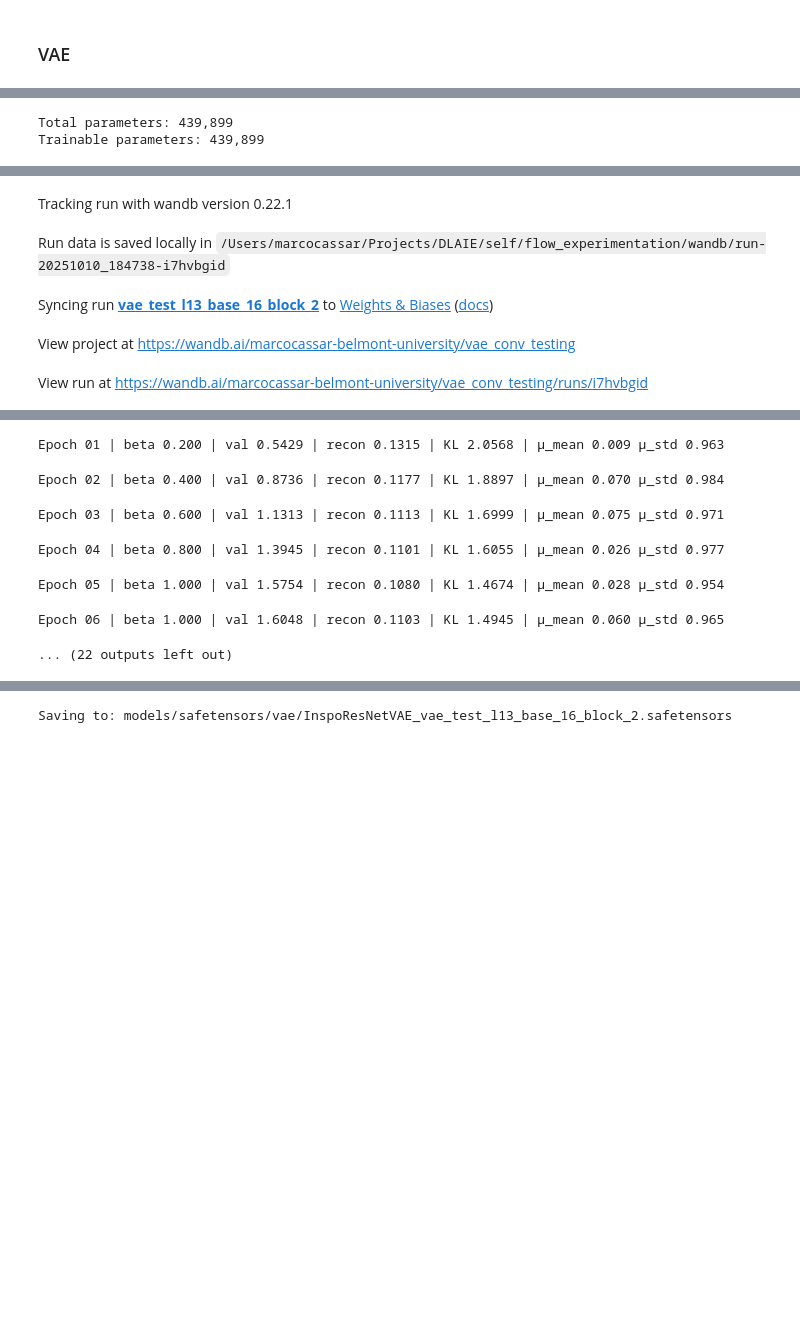
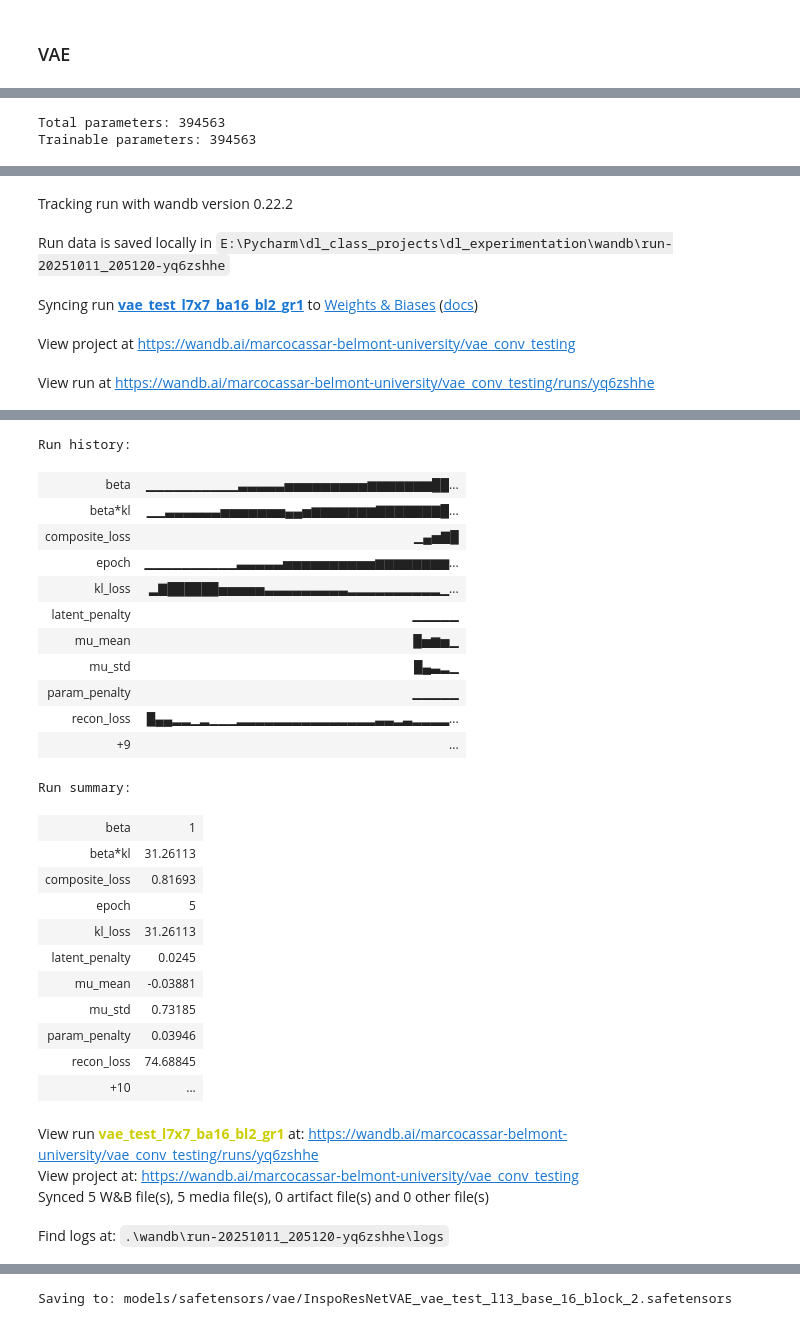
Before and after one commit to Ocrabit/dl_class_projects, a Jupyter notebook: full cycle.ipynb, the cells around one changed output, grey strips where cells are left out. Drawn from its saved outputs; the diff is of its cells as text; code cells hidden in the pictures; blank space fills up the shorter version.

Commit message:
Updating vae to dynamic spatial

```diff
--- a/full cycle.ipynb
+++ b/full cycle.ipynb
@@ -159,5 +327,6 @@ specifications = {
     "blocks_per_level": 2,
     "groups": 1
 }
-vae = InspoResNetVAE(latent_dim=13, **specifications).to(device)
+latent_shape = (1,7,7)
+vae = InspoResNetVAE(latent_shape=latent_shape, **specifications).to(device)
 # latent_dim=3, act=nn.GELU, use_skips=True, use_bn=True, base_channels=32, blocks_per_level=3, groups=1, dropout=0.4
@@ -167,19 +333,19 @@ AttributeError: 'function' object has no attribute 'name'
 # %%
 total_params = sum(p.numel() for p in vae.parameters())
 trainable_params = sum(p.numel() for p in vae.parameters() if p.requires_grad)
-print(f"Total parameters: {total_params:,}")
-print(f"Trainable parameters: {trainable_params:,}")
+print(f"Total parameters: {total_params}")
+print(f"Trainable parameters: {trainable_params}")
 # %% [output]
-Total parameters: 439,899
-Trainable parameters: 439,899
+Total parameters: 394563
+Trainable parameters: 394563
 # %%
-suffix = 'l13_base_16_block_2'
+suffix = create_model_suffix(latent_shape, specifications)
 run_name = f"vae_test_{suffix}"
-train_vae(vae, train_dl, test_dl, name=run_name, epochs=20, warmup_epochs=5, beta_final=1, spatial=False)
+vae, ema = train_vae(vae, train_dl, test_dl, name=run_name, epochs=5, warmup_epochs=5, beta_final=1)
 # %% [output]
 [interactive output not drawn]
-Tracking run with wandb version 0.22.1
+Tracking run with wandb version 0.22.2
-Run data is saved locally in /Users/marcocassar/Projects/DLAIE/self/flow_experimentation/wandb/run-20251010_184738-i7hvbgid
+Run data is saved locally in E:\Pycharm\dl_class_projects\dl_experimentation\wandb\run-20251011_205120-yq6zshhe
-Syncing run vae_test_l13_base_16_block_2 to Weights & Biases (docs)
+Syncing run vae_test_l7x7_ba16_bl2_gr1 to Weights & Biases (docs)
 View project at https://wandb.ai/marcocassar-belmont-university/vae_conv_testing
-View run at https://wandb.ai/marcocassar-belmont-university/vae_conv_testing/runs/i7hvbgid
+View run at https://wandb.ai/marcocassar-belmont-university/vae_conv_testing/runs/yq6zshhe
@@ -186,9 +353,30 @@ View run at https://wandb.ai/marcocassar-belmont-university/vae_conv_testing/run
-Epoch 01 | beta 0.200 | val 0.5429 | recon 0.1315 | KL 2.0568 | μ_mean 0.009 μ_std 0.963
+Run history:
+| beta | ▁▁▁▁▁▁▁▁▁▁▃▃▃▃▃▅▅▅▅▅▅▅▅▅▆▆▆▆▆▆▆██... |
+| beta*kl | ▁▁▃▃▃▃▃▃▅▅▅▅▅▅▅▄▄▅▆▆▆▆▆▆▆▇▇▇▇▇▇▇█... |
+| composite_loss | ▁▄▅▇█ |
+| epoch | ▁▁▁▁▁▁▁▁▁▁▃▃▃▃▃▅▅▅▅▅▅▅▅▅▅▆▆▆▆▆▆▆▆... |
+| kl_loss | ▂▇██████▅▅▅▅▅▃▃▃▃▃▃▃▃▃▂▂▂▂▂▂▂▂▂▂▁... |
+| latent_penalty | ▁▁▁▁▁ |
+| mu_mean | █▅▆▅▁ |
+| mu_std | █▄▃▂▁ |
+| param_penalty | ▁▁▁▁▁ |
+| recon_loss | █▄▄▂▂▁▂▁▁▁▂▂▂▂▂▂▂▂▂▂▂▂▂▂▂▃▃▂▃▂▂▂▂... |
+| +9 | ... |
-Epoch 02 | beta 0.400 | val 0.8736 | recon 0.1177 | KL 1.8897 | μ_mean 0.070 μ_std 0.984
+Run summary:
-Epoch 03 | beta 0.600 | val 1.1313 | recon 0.1113 | KL 1.6999 | μ_mean 0.075 μ_std 0.971
-Epoch 04 | beta 0.800 | val 1.3945 | recon 0.1101 | KL 1.6055 | μ_mean 0.026 μ_std 0.977
-Epoch 05 | beta 1.000 | val 1.5754 | recon 0.1080 | KL 1.4674 | μ_mean 0.028 μ_std 0.954
-Epoch 06 | beta 1.000 | val 1.6048 | recon 0.1103 | KL 1.4945 | μ_mean 0.060 μ_std 0.965
-... (22 outputs left out)
+| beta | 1 |
+| beta*kl | 31.26113 |
+| composite_loss | 0.81693 |
+| epoch | 5 |
+| kl_loss | 31.26113 |
+| latent_penalty | 0.0245 |
+| mu_mean | -0.03881 |
+| mu_std | 0.73185 |
+| param_penalty | 0.03946 |
+| recon_loss | 74.68845 |
+| +10 | ... |
+View run vae_test_l7x7_ba16_bl2_gr1 at: https://wandb.ai/marcocassar-belmont-university/vae_conv_testing/runs/yq6zshhe
+View project at: https://wandb.ai/marcocassar-belmont-university/vae_conv_testing
+Synced 5 W&B file(s), 5 media file(s), 0 artifact file(s) and 0 other file(s)
+Find logs at: .\wandb\run-20251011_205120-yq6zshhe\logs
 # %%
 plot_latent_space(vae, test_dl, use_3d=False, reducer='tsne')
```
Also changed, not shown: parts of 6 cells of this notebook, 2 other files.
